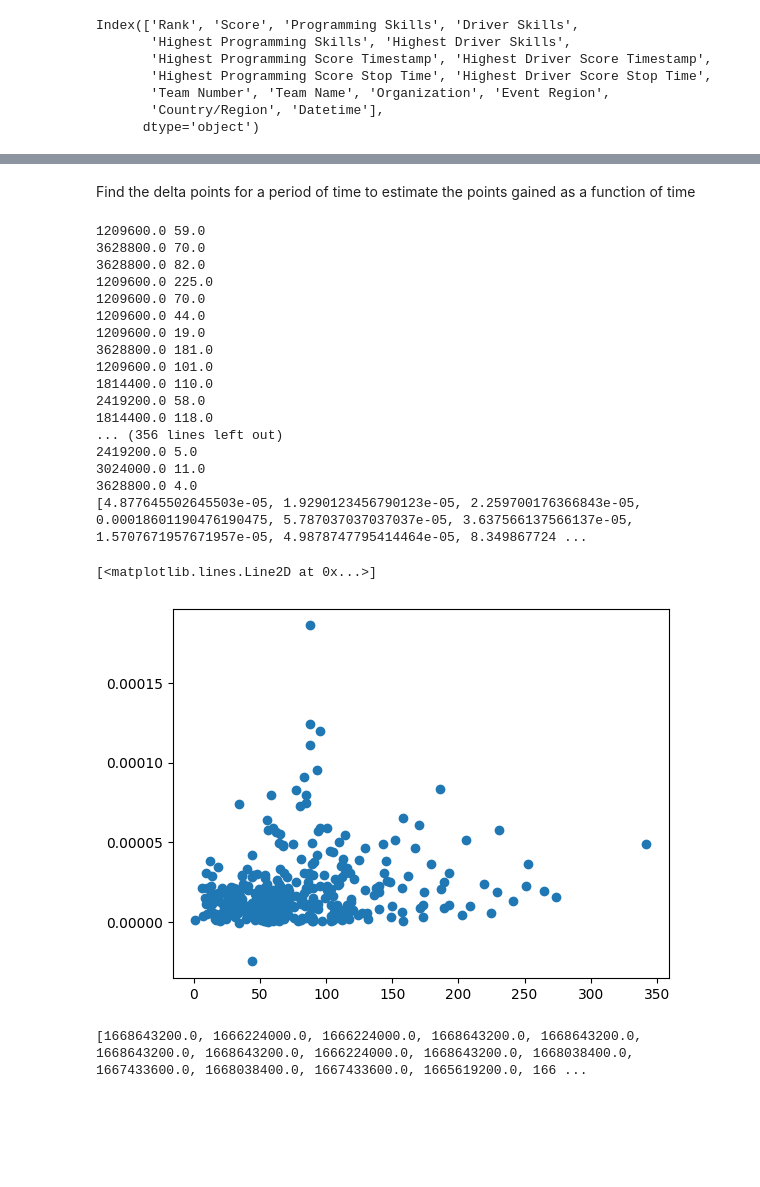
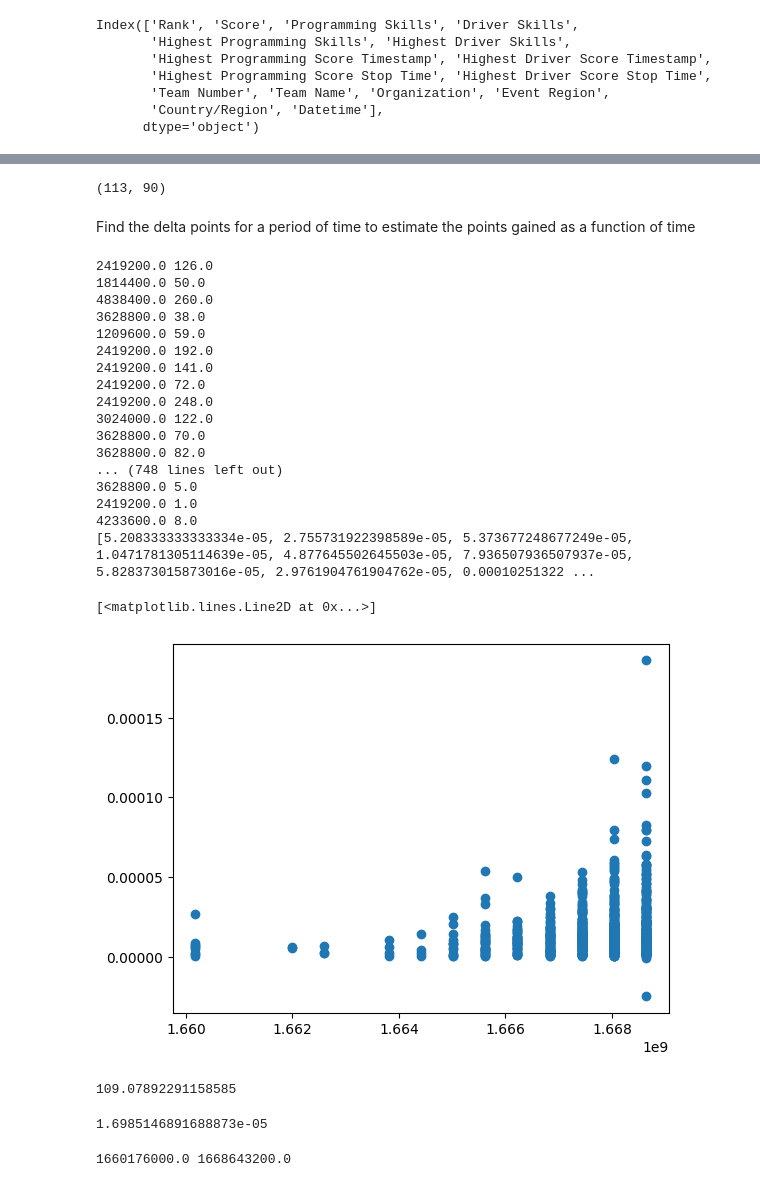
Before and after one commit to MattHandzel/TeamErrorError, a Jupyter notebook: Main/analyzeVexCompetitionData.ipynb, the cells around one changed output, grey strips where cells are left out. Saved outputs shown, nothing was run; the diff lists cells and outputs as text; code cells hidden in the pictures; blank space fills up the shorter version.

```diff
--- a/Main/analyzeVexCompetitionData.ipynb
+++ b/Main/analyzeVexCompetitionData.ipynb
@@ -4,10 +4,10 @@ import numpy as np
 import datetime
 import matplotlib.pyplot as plt
 
-allData = pd.read_csv("../AllVexData_2022_12_9.csv")
+allData = pd.read_csv("../AllVexData_2022_12_26.csv")
 # %%
-# a = allData[allData["Event Region"] == "Illinois"]
-a = allData
+a = allData[allData["Event Region"] == "Illinois"]
+# a = allData
 
 # Filter out where the data does not have a driver score for the skills
 a = a[pd.notna(a["Highest Driver Score Timestamp"])]
@@ -86,9 +84,13 @@ Index(['Rank', 'Score', 'Programming Skills', 'Driver Skills',
 # %%
 ys = (max(a[a["Datetime"] == max(a["Datetime"])]["Highest Driver Skills"]), max(a[a["Datetime"] == min(a["Datetime"])]["Highest Driver Skills"]))
 xs = max(a["Datetime"]), min(a["Datetime"])
+# %%
+ys
+# %% [output]
+(113, 90)
 # %%
 previous_data = pd.read_csv("../AllVexData.csv")
-current_data = pd.read_csv("../AllVexData_2022_12_9.csv")
+current_data = pd.read_csv("../AllVexData_2022_12_26.csv")
 # %% [markdown]
 Find the delta points for a period of time to estimate the points gained as a function of time
 # %%
@@ -138,29 +140,38 @@ for row in current_data["Team Number"]:
 
 print(slopes)
 # %% [output]
+2419200.0 126.0
+1814400.0 50.0
+4838400.0 260.0
+3628800.0 38.0
 1209600.0 59.0
+2419200.0 192.0
+2419200.0 141.0
+2419200.0 72.0
+2419200.0 248.0
+3024000.0 122.0
 3628800.0 70.0
 3628800.0 82.0
-1209600.0 225.0
-1209600.0 70.0
-1209600.0 44.0
-1209600.0 19.0
-3628800.0 181.0
-1209600.0 101.0
-1814400.0 110.0
-2419200.0 58.0
-1814400.0 118.0
-... (356 lines left out)
-2419200.0 5.0
-3024000.0 11.0
-3628800.0 4.0
-[4.877645502645503e-05, 1.9290123456790123e-05, 2.259700176366843e-05, 0.00018601190476190475, 5.787037037037037e-05, 3.637566137566137e-05, 1.5707671957671957e-05, 4.9878747795414464e-05, 8.349867724 ...
+... (748 lines left out)
+3628800.0 5.0
+2419200.0 1.0
+4233600.0 8.0
+[5.208333333333334e-05, 2.755731922398589e-05, 5.373677248677249e-05, 1.0471781305114639e-05, 4.877645502645503e-05, 7.936507936507937e-05, 5.828373015873016e-05, 2.9761904761904762e-05, 0.00010251322 ...
 # %%
-plt.plot(scores, slopes, "o")
+plt.plot(times, slopes, "o")
 # %% [output]
 [<matplotlib.lines.Line2D at 0x...>]
-[figure, old version]
+[figure, new version]
+# %%
+#                                               today          janurary 21st
+print((np.mean(slopes) + np.std(slopes) * 2) * -(1672110614 - 1674270614))
+# %% [output]
+109.07892291158585
+# %%
+np.std(slopes) * 3
+# %% [output]
+1.6985146891688873e-05
 # %%
-print(times)
+print(min(times), max(times))
 # %% [output]
-[1668643200.0, 1666224000.0, 1666224000.0, 1668643200.0, 1668643200.0, 1668643200.0, 1668643200.0, 1666224000.0, 1668643200.0, 1668038400.0, 1667433600.0, 1668038400.0, 1667433600.0, 1665619200.0, 166 ...
+1660176000.0 1668643200.0
```
Also changed, not shown: parts of 3 cells of this notebook, 2 other files.
